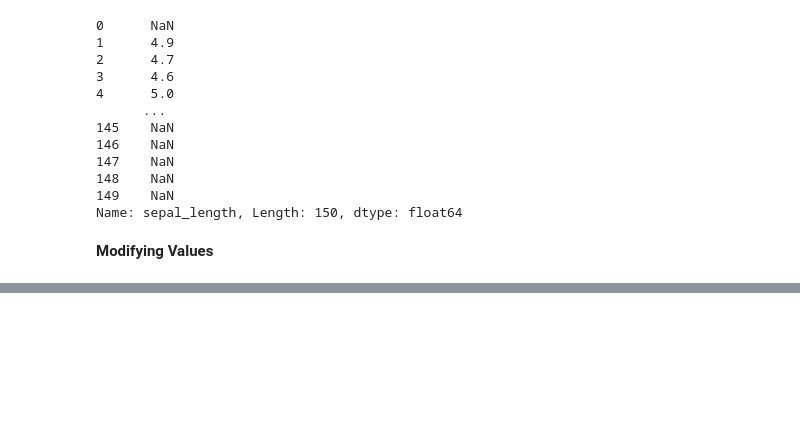
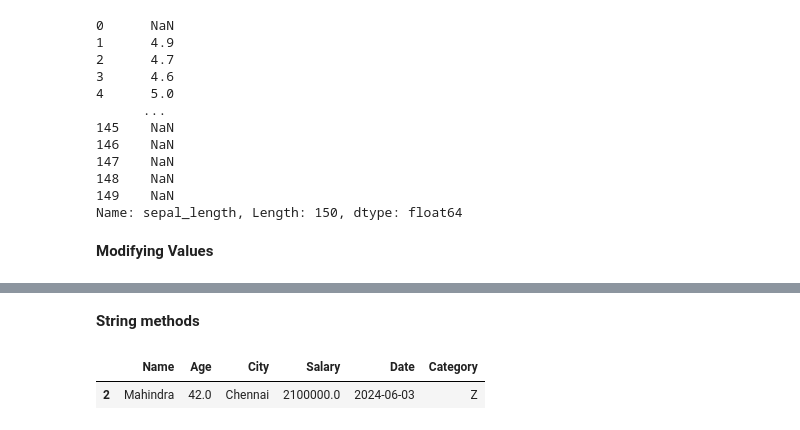
Before and after one commit to karthik-k11/Data-Science-Libraries-Practice, a Jupyter notebook: Pandas_Practice.ipynb, the cells around one changed output, grey strips where cells are left out. Saved outputs shown, nothing was run; the diff lists cells and outputs as text; code cells hidden in the pictures; blank space fills up the shorter version.

Commit message:
String function

```diff
--- a/Pandas_Practice.ipynb
+++ b/Pandas_Practice.ipynb
@@ -769 +833,8 @@ species         virginica
 Name: 2, dtype: object
+# %% [markdown]
+**String methods**
+# %%
+df2[df2['City'].str.contains('chennai', case=False)]
+# %% [output]
+|  | Name | Age | City | Salary | Date | Category |
+| 2 | Mahindra | 42.0 | Chennai | 2100000.0 | 2024-06-03 | Z |
```
Also changed, not shown: parts of 10 cells of this notebook.
